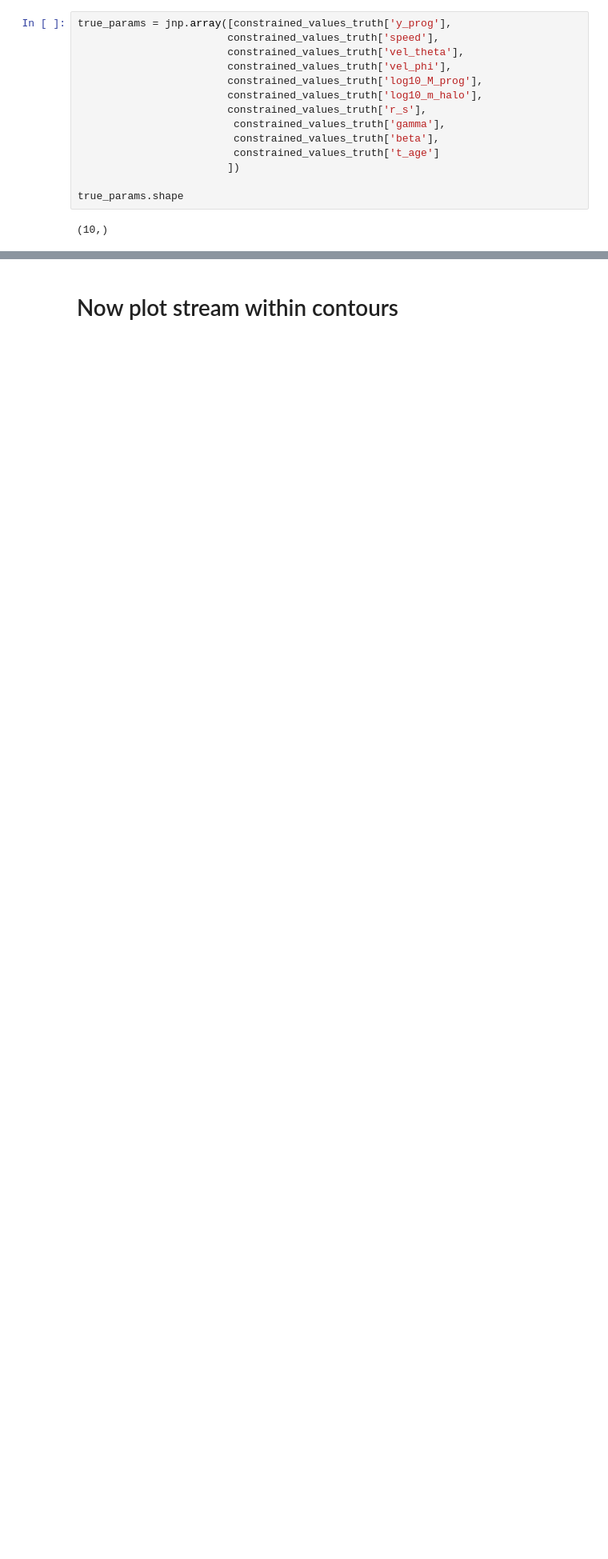
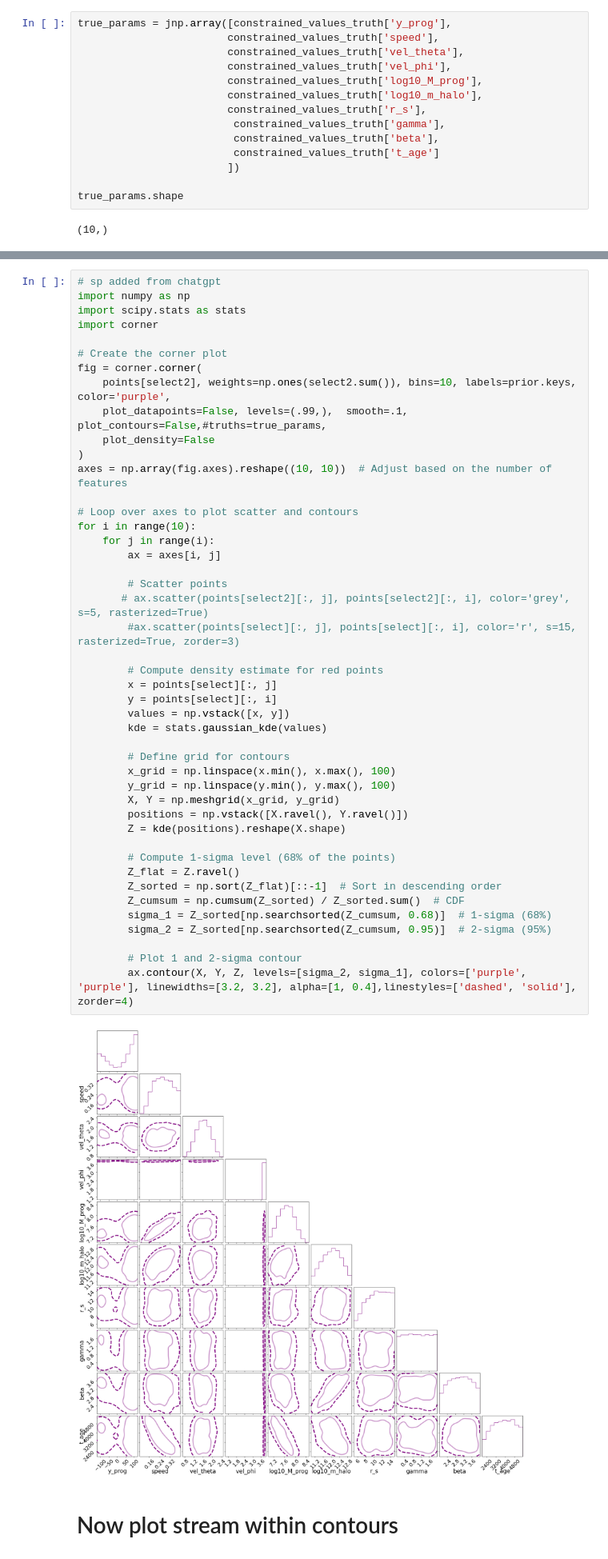
Before and after one commit to sapearson/PUk2025, a Jupyter notebook: PUK_CenA_Example.ipynb, the cells around one changed output, grey strips where cells are left out. Shown at 80% size. Cells and saved outputs as stored; diff of their text form; blank space fills up the shorter version.

```diff
--- a/PUK_CenA_Example.ipynb
+++ b/PUK_CenA_Example.ipynb
@@ -1067,2 +1156,49 @@ smooth=1.);
+# %%
+# sp added from chatgpt
+import numpy as np
+import scipy.stats as stats
+import corner
+
+# Create the corner plot
+fig = corner.corner(
+    points[select2], weights=np.ones(select2.sum()), bins=10, labels=prior.keys, color='purple',
+    plot_datapoints=False, levels=(.99,),  smooth=.1, plot_contours=False,#truths=true_params,
+    plot_density=False
+)
+axes = np.array(fig.axes).reshape((10, 10))  # Adjust based on the number of features
+
+# Loop over axes to plot scatter and contours
+for i in range(10):
+    for j in range(i):
+        ax = axes[i, j]
+
+        # Scatter points
+       # ax.scatter(points[select2][:, j], points[select2][:, i], color='grey', s=5, rasterized=True)
+        #ax.scatter(points[select][:, j], points[select][:, i], color='r', s=15, rasterized=True, zorder=3)
+
+        # Compute density estimate for red points
+        x = points[select][:, j]
+        y = points[select][:, i]
+        values = np.vstack([x, y])
+        kde = stats.gaussian_kde(values)
+
+        # Define grid for contours
+        x_grid = np.linspace(x.min(), x.max(), 100)
+        y_grid = np.linspace(y.min(), y.max(), 100)
+        X, Y = np.meshgrid(x_grid, y_grid)
+        positions = np.vstack([X.ravel(), Y.ravel()])
+        Z = kde(positions).reshape(X.shape)
+
+        # Compute 1-sigma level (68% of the points)
+        Z_flat = Z.ravel()
+        Z_sorted = np.sort(Z_flat)[::-1]  # Sort in descending order
+        Z_cumsum = np.cumsum(Z_sorted) / Z_sorted.sum()  # CDF
+        sigma_1 = Z_sorted[np.searchsorted(Z_cumsum, 0.68)]  # 1-sigma (68%)
+        sigma_2 = Z_sorted[np.searchsorted(Z_cumsum, 0.95)]  # 2-sigma (95%)
+
+        # Plot 1 and 2-sigma contour
+        ax.contour(X, Y, Z, levels=[sigma_2, sigma_1], colors=['purple', 'purple'], linewidths=[3.2, 3.2], alpha=[1, 0.4],linestyles=['dashed', 'solid'], zorder=4)
+# %% [output]
+[figure, added]
 # %% [markdown]
 # Now plot stream within contours
```
Also changed, not shown: parts of 34 cells of this notebook.
